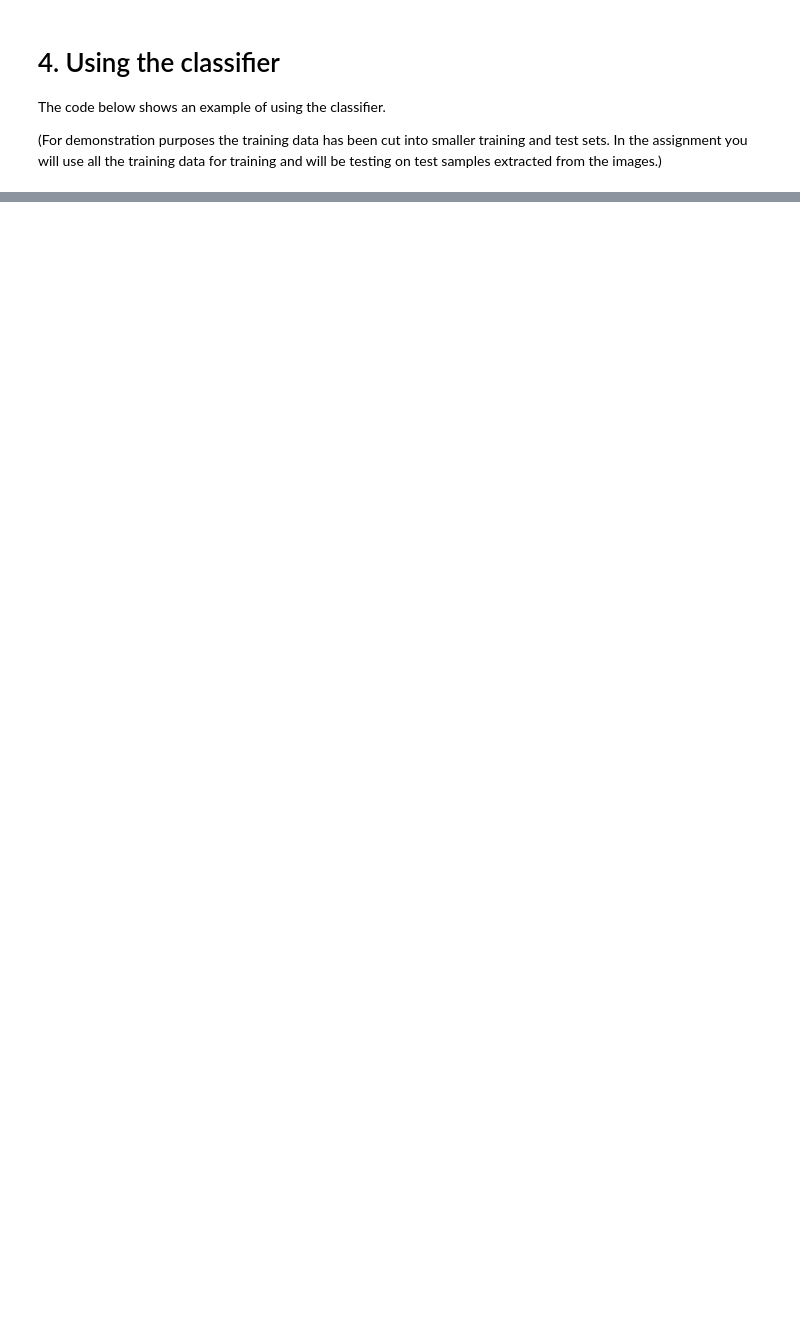
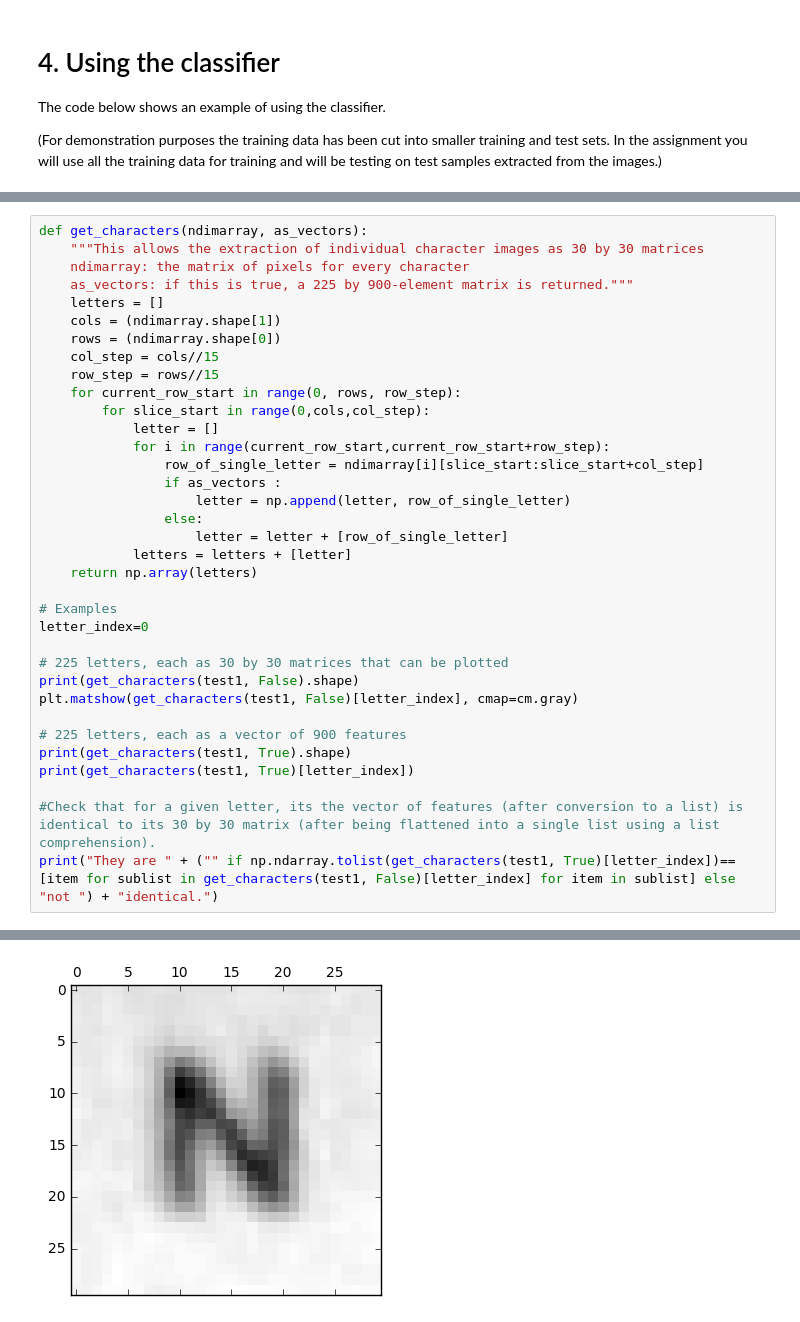
Before and after one commit to jcdhan1/assignment2, a Jupyter notebook: assignment2.ipynb, the cells around one changed output, grey strips where cells are left out. Drawn from its saved outputs; the diff is of its cells as text; blank space fills up the shorter version.

```diff
--- a/assignment2.ipynb
+++ b/assignment2.ipynb
@@ -85,0 +110,36 @@ print(pcor)  # This should give 92% correct
+# %%
+def get_characters(ndimarray, as_vectors):
+    """This allows the extraction of individual character images as 30 by 30 matrices
+    ndimarray: the matrix of pixels for every character
+    as_vectors: if this is true, a 225 by 900-element matrix is returned."""
+    letters = []
+    cols = (ndimarray.shape[1])
+    rows = (ndimarray.shape[0])
+    col_step = cols//15
+    row_step = rows//15
+    for current_row_start in range(0, rows, row_step):
+        for slice_start in range(0,cols,col_step):
+            letter = []
+            for i in range(current_row_start,current_row_start+row_step):
+                row_of_single_letter = ndimarray[i][slice_start:slice_start+col_step]
+                if as_vectors :
+                    letter = np.append(letter, row_of_single_letter)
+                else:
+                    letter = letter + [row_of_single_letter]
+            letters = letters + [letter]
+    return np.array(letters)
+
+# Examples
+letter_index=0
+
+# 225 letters, each as 30 by 30 matrices that can be plotted
+print(get_characters(test1, False).shape)
+plt.matshow(get_characters(test1, False)[letter_index], cmap=cm.gray)
+
+# 225 letters, each as a vector of 900 features
+print(get_characters(test1, True).shape)
+print(get_characters(test1, True)[letter_index])
+
+#Check that for a given letter, its the vector of features (after conversion to a list) is identical to its 30 by 30 matrix (after being flattened into a single list using a list comprehension).
+print("They are " + ("" if np.ndarray.tolist(get_characters(test1, True)[letter_index])==[item for sublist in get_characters(test1, False)[letter_index] for item in sublist] else "not ") + "identical.")
+# %% [output]
@@ -85,0 +163 @@ print(pcor)  # This should give 92% correct
+[figure, added]
```
Also changed, not shown: parts of 6 cells of this notebook.
